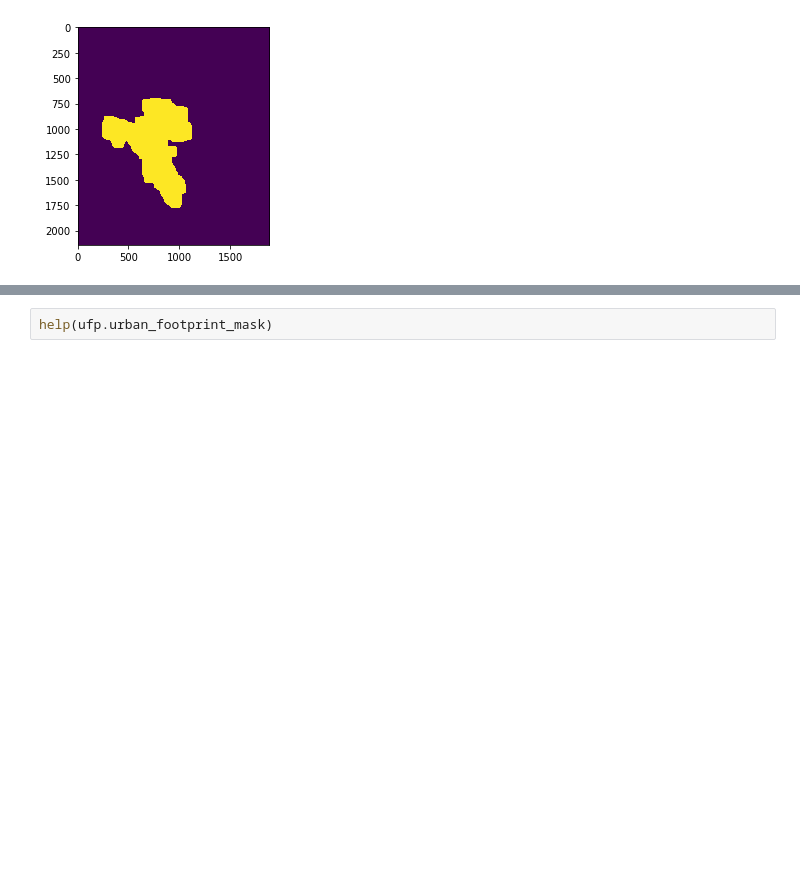
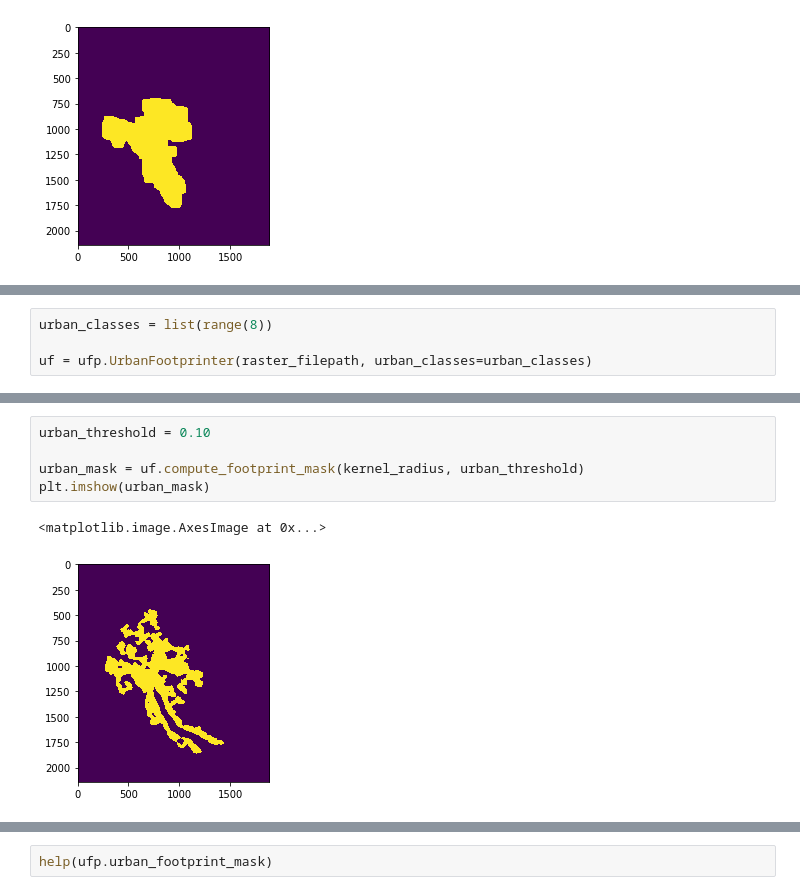
Before and after one commit to martibosch/urban-footprinter, a Jupyter notebook: notebooks/overview.ipynb, the cells around one changed output, grey strips where cells are left out. Drawn from its saved outputs; the diff is of its cells as text; blank space fills up the shorter version.

Commit message:
object-oriented API + bug fix: ensure uint8 dtype of `urban_mask`

```diff
--- a/notebooks/overview.ipynb
+++ b/notebooks/overview.ipynb
@@ -135,0 +166,4 @@ plt.imshow(urban_mask)
+# %%
+urban_classes = list(range(8))
+
+uf = ufp.UrbanFootprinter(raster_filepath, urban_classes=urban_classes)
@@ -135,0 +183,8 @@ plt.imshow(urban_mask)
+# %%
+urban_threshold = 0.10
+
+urban_mask = uf.compute_footprint_mask(kernel_radius, urban_threshold)
+plt.imshow(urban_mask)
+# %% [output]
+<matplotlib.image.AxesImage at 0x...>
+[figure, added]
```
Also changed, not shown: parts of 18 cells of this notebook, 2 other files.
